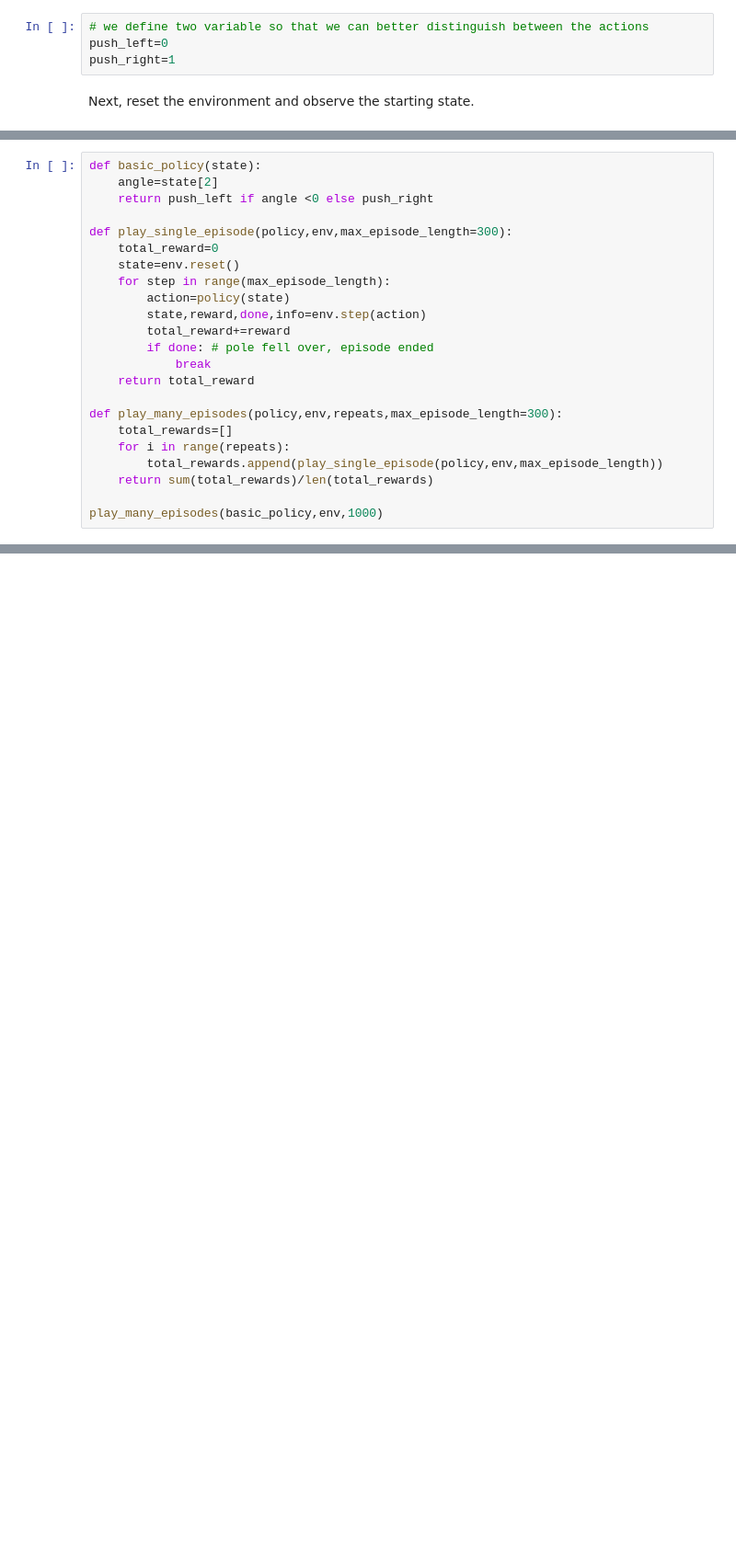
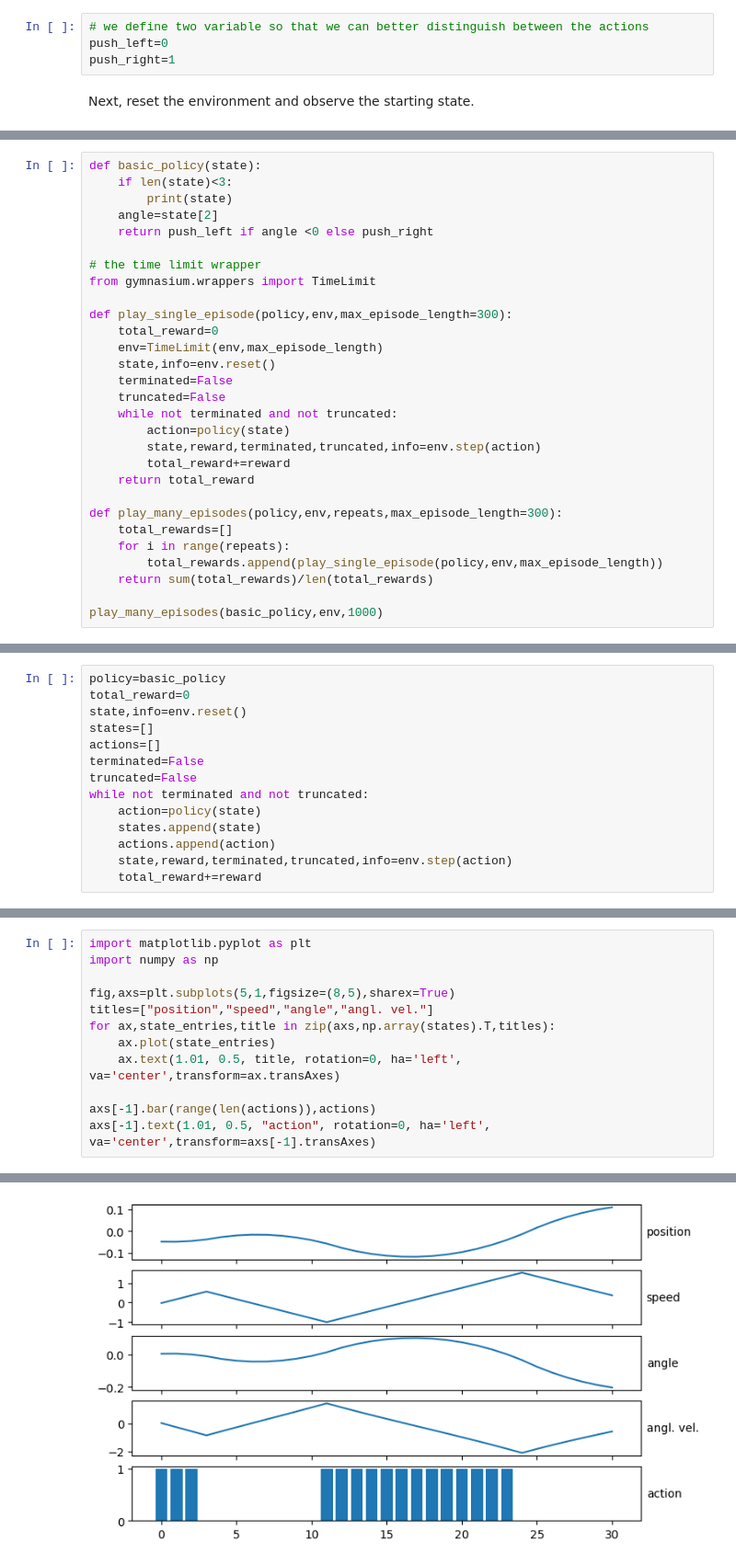
Before and after one commit to henningbruhn/math_of_ml_course, a Jupyter notebook: reinforcement_learning/pole.ipynb, the cells around one changed output, grey strips where cells are left out. Shown: that part at 92% size. Drawn from its saved outputs; the diff is of its cells as text; blank space fills up the shorter version.

Commit message:
updated pole and qlearn

```diff
--- a/reinforcement_learning/pole.ipynb
+++ b/reinforcement_learning/pole.ipynb
@@ -78,17 +84,23 @@ We set up a simple strategy: Whenever the pole leans to the left, push left; whe
 # %%
 def basic_policy(state):
+    if len(state)<3:
+        print(state)
     angle=state[2]
     return push_left if angle <0 else push_right
 
+# the time limit wrapper
+from gymnasium.wrappers import TimeLimit
+
 def play_single_episode(policy,env,max_episode_length=300):
     total_reward=0
-    state=env.reset()
-    for step in range(max_episode_length):
+    env=TimeLimit(env,max_episode_length)
+    state,info=env.reset()
+    terminated=False
+    truncated=False
+    while not terminated and not truncated:
         action=policy(state)
-        state,reward,done,info=env.step(action)
+        state,reward,terminated,truncated,info=env.step(action)
         total_reward+=reward
-        if done: # pole fell over, episode ended
-            break
     return total_reward
 
 def play_many_episodes(policy,env,repeats,max_episode_length=300):
@@ -104,0 +119,14 @@ Could be better! Can you come up with a better policy? If you want to experiment
+# %%
+policy=basic_policy
+total_reward=0
+state,info=env.reset()
+states=[]
+actions=[]
+terminated=False
+truncated=False
+while not terminated and not truncated:
+    action=policy(state)
+    states.append(state)
+    actions.append(action)
+    state,reward,terminated,truncated,info=env.step(action)
+    total_reward+=reward
@@ -104,0 +135,13 @@ Could be better! Can you come up with a better policy? If you want to experiment
+# %%
+import matplotlib.pyplot as plt
+import numpy as np
+
+fig,axs=plt.subplots(5,1,figsize=(8,5),sharex=True)
+titles=["position","speed","angle","angl. vel."]
+for ax,state_entries,title in zip(axs,np.array(states).T,titles):
+    ax.plot(state_entries)
+    ax.text(1.01, 0.5, title, rotation=0, ha='left', va='center',transform=ax.transAxes)
+
+axs[-1].bar(range(len(actions)),actions)
+axs[-1].text(1.01, 0.5, "action", rotation=0, ha='left', va='center',transform=axs[-1].transAxes)
+# %% [output]
@@ -104,0 +149 @@ Could be better! Can you come up with a better policy? If you want to experiment
+[figure, added]
```
Also changed, not shown: parts of 13 cells of this notebook, 1 other file.
